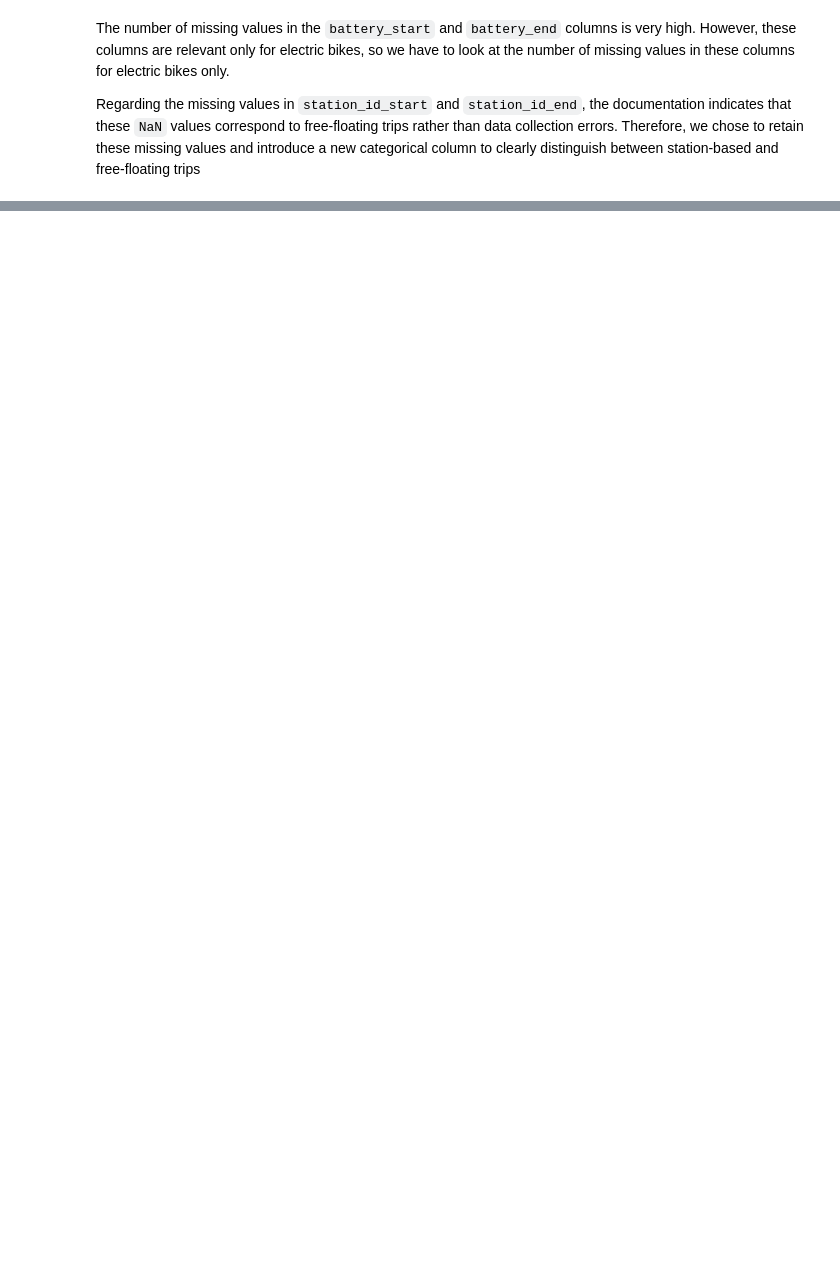
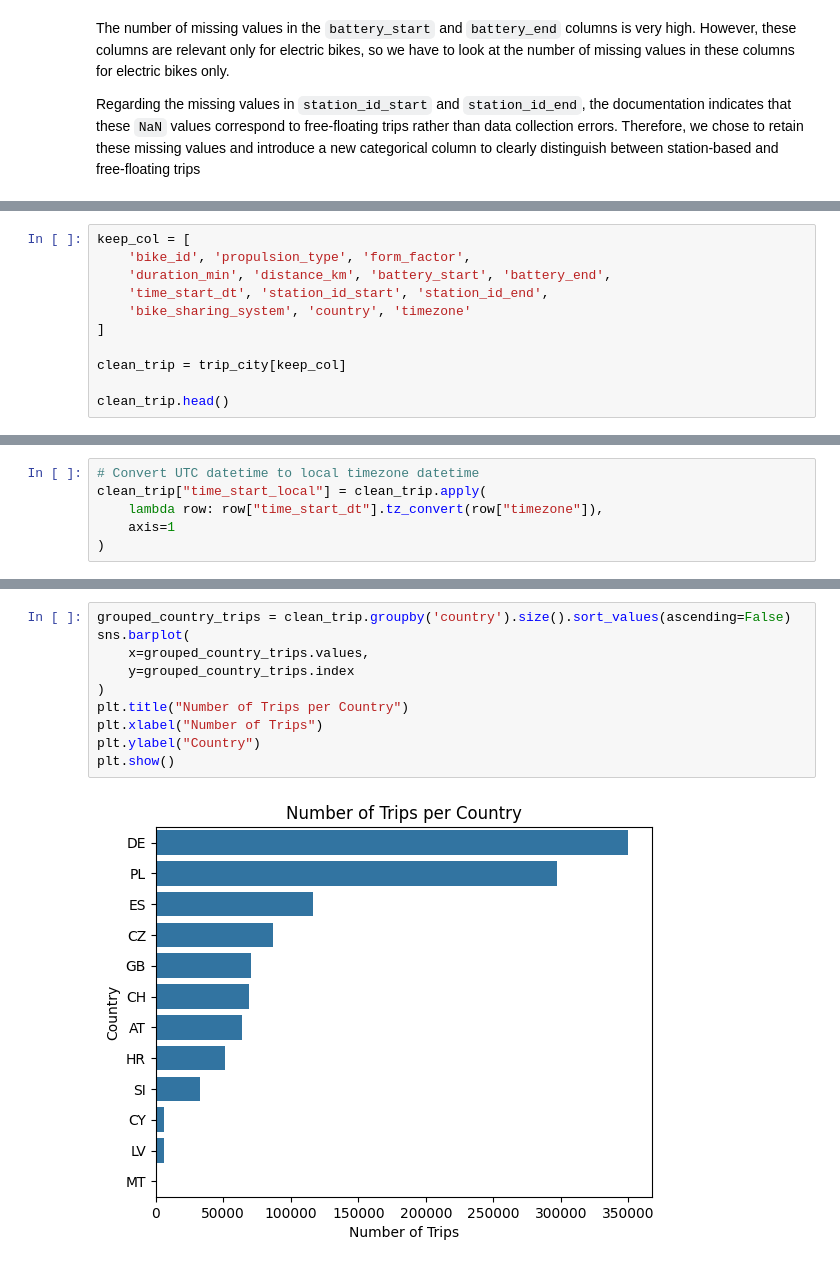
Before and after one commit to Memeel/ML_Challenge, a Jupyter notebook: notebook/challenge.ipynb, the cells around one changed output, grey strips where cells are left out. Drawn from its saved outputs; the diff is of its cells as text; blank space fills up the shorter version.

```diff
--- a/notebook/challenge.ipynb
+++ b/notebook/challenge.ipynb
@@ -801,0 +844,11 @@ memory usage: 37.4 MB
+# %%
+keep_col = [
+    'bike_id', 'propulsion_type', 'form_factor',
+    'duration_min', 'distance_km', 'battery_start', 'battery_end',
+    'time_start_dt', 'station_id_start', 'station_id_end',
+    'bike_sharing_system', 'country', 'timezone'
+]
+
+clean_trip = trip_city[keep_col]
+
+clean_trip.head()
@@ -801,0 +862,6 @@ memory usage: 37.4 MB
+# %%
+# Convert UTC datetime to local timezone datetime
+clean_trip["time_start_local"] = clean_trip.apply(
+    lambda row: row["time_start_dt"].tz_convert(row["timezone"]),
+    axis=1
+)
@@ -801,0 +885,12 @@ memory usage: 37.4 MB
+# %%
+grouped_country_trips = clean_trip.groupby('country').size().sort_values(ascending=False)
+sns.barplot(
+    x=grouped_country_trips.values,
+    y=grouped_country_trips.index
+)
+plt.title("Number of Trips per Country")
+plt.xlabel("Number of Trips")
+plt.ylabel("Country")
+plt.show()
+# %% [output]
+[figure, added]
```
Also changed, not shown: parts of 51 cells of this notebook.
